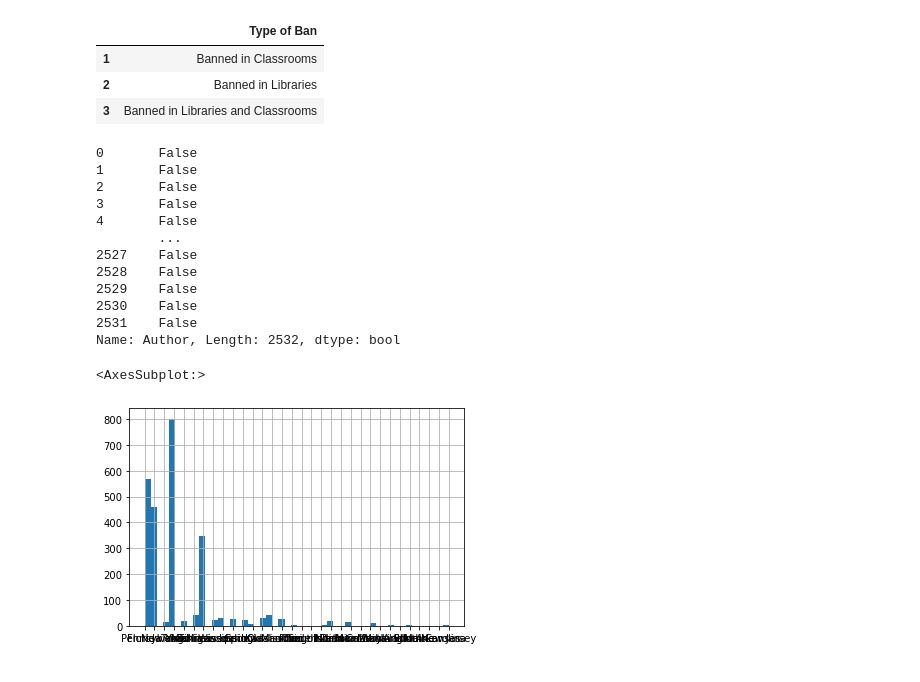
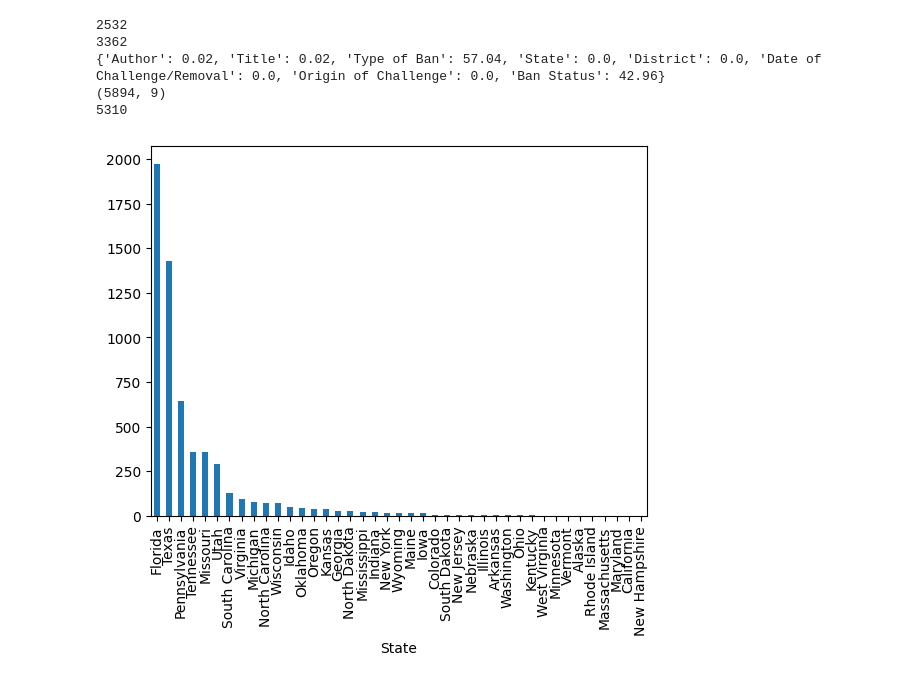
Before and after one commit to CerberusLatrans/NETSI-banned-books, a Jupyter notebook: dataset.ipynb, the cells around one changed output. Cells and saved outputs as stored; diff of their text form; code cells hidden in the pictures.

```diff
--- a/dataset.ipynb
+++ b/dataset.ipynb
@@ -4,3 +7,0 @@ import matplotlib.pyplot as plt
-# %%
-path_2021 = "PEN America's Index of School Book Bans (July 1, 2021 - June 30, 2022).xlsx"
-df = pd.read_excel(path_2021, skiprows=2)
@@ -44,29 +8,27 @@ df.sort_values('State')
-# %%
-df.loc[df['State']=='Wisconsin', ['Author', 'Title', 'State']]
-df.loc[df['Author']=='Braun, Eric', ['Author', 'Title', 'State']]
-df.iloc[[1,2,3], [2]]
-# %% [output]
-|  | Type of Ban |
-| 1 | Banned in Classrooms |
-| 2 | Banned in Libraries |
-| 3 | Banned in Libraries and Classrooms |
-# %%
-df['Author']=='Braun, Eric'
-# %% [output]
-0       False
-1       False
-2       False
-3       False
-4       False
-        ...
-2527    False
-2528    False
-2529    False
-2530    False
-2531    False
-Name: Author, Length: 2532, dtype: bool
-# %%
-df['State'].hist(bins=50)
-# %% [output]
-<AxesSubplot:>
-[figure, removed]
+# %%
+def null_pct(df):
+    return dict(zip(df.columns, [round(100*len(df.loc[df[c].isnull()])/len(df),2) for c in df.columns]))
+pen_path_2021 = "PEN America's Index of School Book Bans (July 1, 2021 - June 30, 2022).xlsx"
+pen_21_df = pd.read_excel(pen_path_2021, sheet_name='Sorted by Author & Title', skiprows=2)
+print(len(pen_21_df))
+pen_path_2022 = "PEN America's Index of School Book Bans (July 1, 2022 - June 30, 2023).xlsx"
+pen_22_df = pd.read_excel(pen_path_2022, sheet_name='Sorted by Author & Title', skiprows=2)
+print(len(pen_22_df))
+pen_df = pd.concat((pen_21_df, pen_22_df), axis=0, ignore_index=True)\
+    .drop(['Secondary Author(s)', 'Illustrator(s)', 'Translator(s)', 'Series Name'], axis=1)
+
+print(null_pct(pen_df))
+pen_df = pen_df.rename(columns={'Date of Challenge/Removal': 'DateBan'}).drop_duplicates()
+pen_df['Country'] = 'USA'
+#pen_df['DateBan'] = pd.to_datetime(pen_df['DateBan'])
+print(pen_df.shape)
+pen_df.groupby('State').size().sort_values(ascending=False).plot.bar()
+pen_df = pen_df.loc[~pen_df['DateBan'].apply(lambda x: isinstance(x, str)),:]
+print(len(pen_df))
+# %% [output]
+2532
+3362
+{'Author': 0.02, 'Title': 0.02, 'Type of Ban': 57.04, 'State': 0.0, 'District': 0.0, 'Date of Challenge/Removal': 0.0, 'Origin of Challenge': 0.0, 'Ban Status': 42.96}
+(5894, 9)
+5310
+[figure, added]
```
Also changed, not shown: parts of 16 cells of this notebook, 1 other file.
